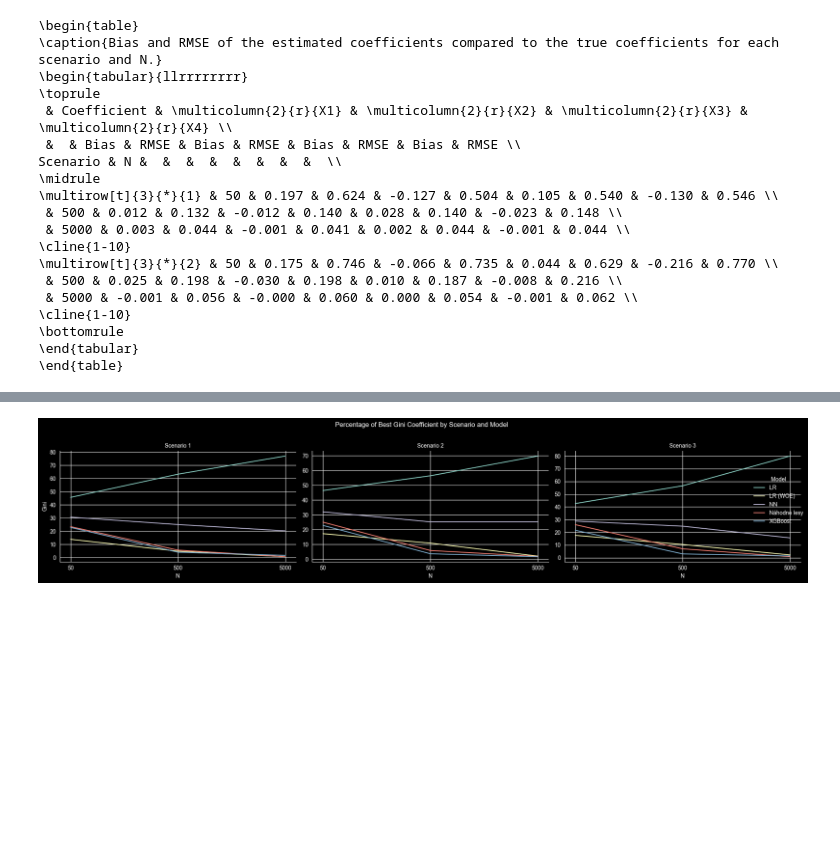
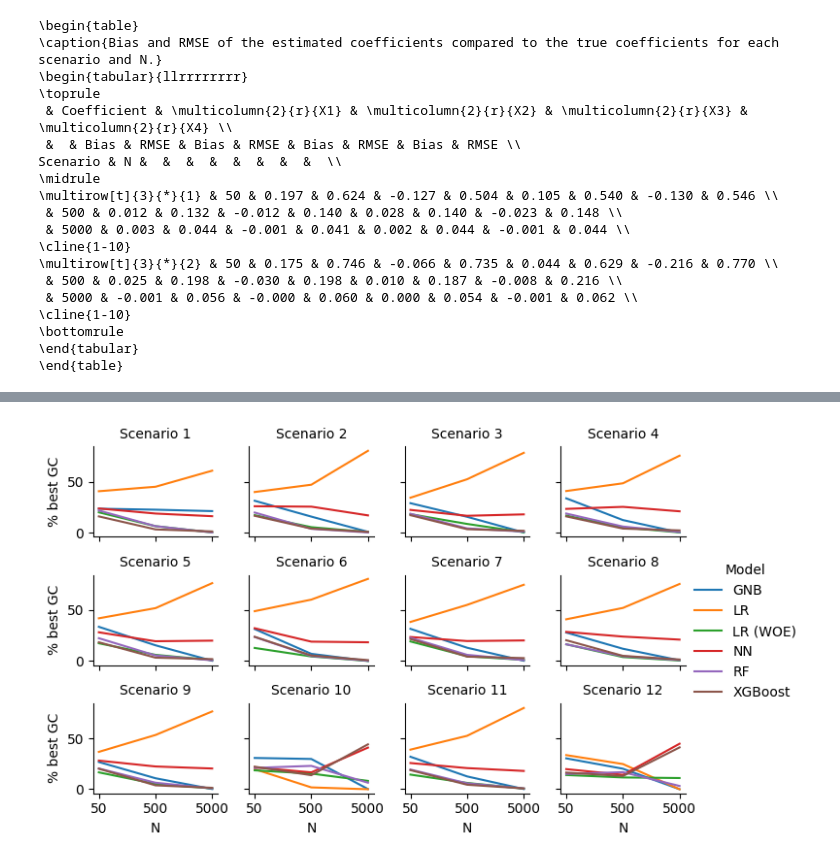
Before and after one commit to KTomsa/synthetic-classifier-benchmark, a Jupyter notebook: analysis.ipynb, the cells around one changed output, grey strips where cells are left out. Drawn from its saved outputs; the diff is of its cells as text; code cells hidden in the pictures; blank space fills up the shorter version.

```diff
--- a/analysis.ipynb
+++ b/analysis.ipynb
@@ -145,4 +139,4 @@ df_ml_res
-# %%
-af.plot_ml_metric(df_ml_res, "Gini", "Percentage of Best Gini Coefficient by Scenario and Model")
-# %% [output]
-[figure, removed]
+# %%
+af.plot_ml_metric(df_ml_res, "Gini", None, "% best GC", save_path + "gini_percent_best.pdf")
+# %% [output]
+[figure, added]
```
Also changed, not shown: parts of 11 cells of this notebook, 1 other file.
